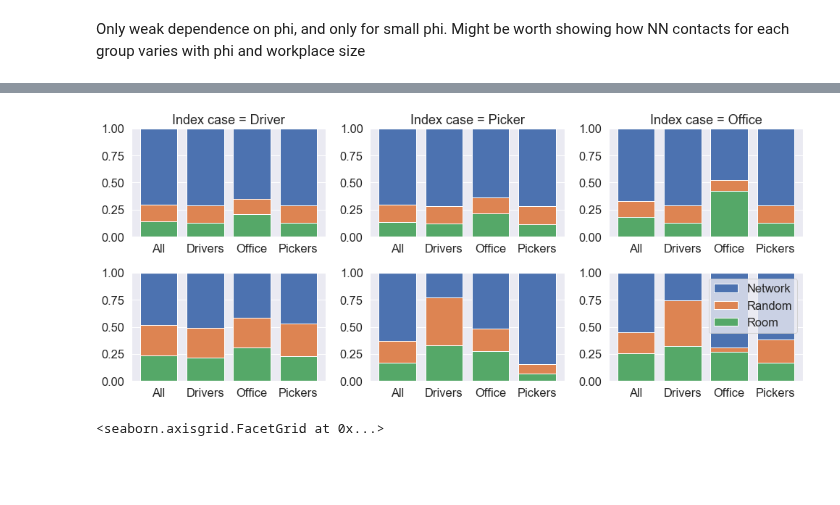
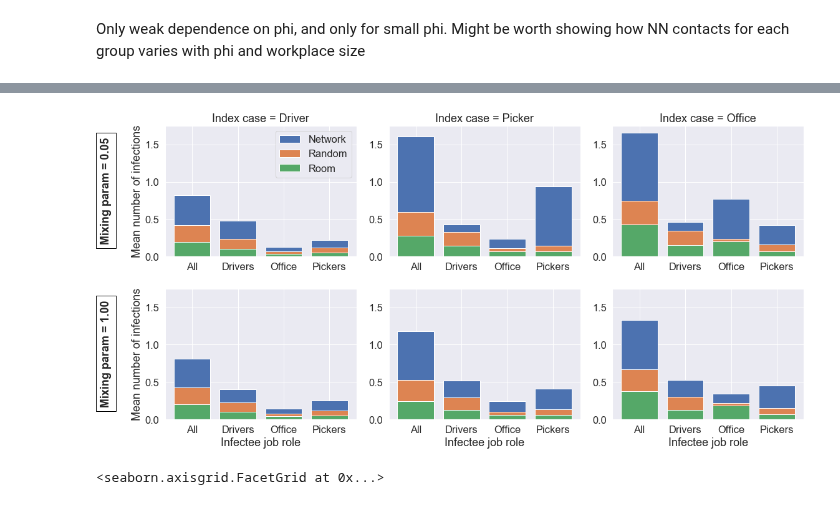
Before and after one commit to CarlWhitfield/Workplace_delivery_transmission, a Jupyter notebook: Network_workplace_model/Latest_results/plot_param_sweeps.ipynb, the cells around one changed output, grey strips where cells are left out. Drawn from its saved outputs; the diff is of its cells as text; code cells hidden in the pictures; blank space fills up the shorter version.

```diff
--- a/Network_workplace_model/Latest_results/plot_param_sweeps.ipynb
+++ b/Network_workplace_model/Latest_results/plot_param_sweeps.ipynb
@@ -16,0 +14,7 @@ df['NRecovered'] = df['FracRecovered']*df['NStaff']
+# %%
+df = pd.read_csv('param_sweep.csv')
+df['NRecovered'] = df['FracRecovered']*df['NStaff']
+df['outbreak'] = (df['NRecovered'] > 4)
+dfall = df[df['Group'] == 'All']
+dfphi =  dfall.loc[lambda df: ((df['phi'] == 0.05) | (df['phi'] == 0.25) | (df['phi'] == 1.0))]
+dfphi['Ninfected'] = (dfphi.loc[:,'FracRecovered']*dfphi.loc[:,'NStaff'] - 1)
@@ -93,15 +61,13 @@ Contour plot of mean outbreak size
 # %%
-dfphi =  dfall.loc[lambda df: ((df['phi'] == 0.05) | (df['phi'] == 0.25) | (df['phi'] == 1.0))]
-dfphi['Ninfected'] = (dfphi.loc[:,'FracRecovered']*dfphi.loc[:,'NStaff'] - 1)
-
-sp = sns.catplot(x='tD',y='Ninfected', hue='phi',col='InfInit',data=dfphi,kind='point')
+sp = sns.catplot(x='tD',y='Ninfected', hue='phi',col='InfInit',data=dfphi,kind='point',legend=False)
 sp.set(ylim=(0,3),xlabel='Driver contact rate')
 axes = sp.axes.flatten()
 axes[0].set_ylabel('No. of secondary cases')
 lab = ['a','b','c']
 for i in range(3):
     axes[i].set_title('(%s) Index Case = %s'%(lab[i],job[i]))
-sp._legend.set_title('Mixing Param')
 sp.set_xticklabels(rotation=90)
+plt.legend(loc='lower right',title='Mixing param')
+plt.tight_layout()
 sp.savefig('Secondary_infections.png')
 # %% [output]
@@ -176,23 +128,36 @@ for (n, g) in enumerate(jobtypes):
 # %%
-fig,ax = plt.subplots(2,3,figsize=(14,6))
+fig,ax = plt.subplots(2,3,figsize=(16,8))
 for k in np.arange(3):
-    ax[0,k].bar(jobtypes, netinfs[:,len(TD)-1,len(Phi)-1,k] + \
-                          continfs[:,len(TD)-1,len(Phi)-1,k] + \
-                          roominfs[:,len(TD)-1,len(Phi)-1,k],label='Network')
-    ax[0,k].bar(jobtypes, continfs[:,len(TD)-1,len(Phi)-1,k] + \
-                          roominfs[:,len(TD)-1,len(Phi)-1,k],label='Random')
-    ax[0,k].bar(jobtypes, roominfs[:,len(TD)-1,len(Phi)-1,k],label='Room')
-    ax[1,k].bar(jobtypes, netinfs[:,2,0,k] + continfs[:,2,0,k] + \
+    ax[1,k].bar(jobtypes, netinfs[:,2,len(Phi)-1,k] + \
+                          continfs[:,2,len(Phi)-1,k] + \
+                          roominfs[:,2,len(Phi)-1,k],label='Network')
+    ax[1,k].bar(jobtypes, continfs[:,2,len(Phi)-1,k] + \
+                          roominfs[:,2,len(Phi)-1,k],label='Random')
+    ax[1,k].bar(jobtypes, roominfs[:,2,len(Phi)-1,k],label='Room')
+
+    ax[0,k].bar(jobtypes, netinfs[:,2,0,k] + continfs[:,2,0,k] + \
                           roominfs[:,2,0,k],label='Network')
-    ax[1,k].bar(jobtypes, continfs[:,2,0,k] + roominfs[:,2,0,k],label='Random')
-    ax[1,k].bar(jobtypes, roominfs[:,2,0,k],label='Room')
-    ax[0,k].set_ylim((0,1))
+    ax[0,k].bar(jobtypes, continfs[:,2,0,k] + roominfs[:,2,0,k],label='Random')
+    ax[0,k].bar(jobtypes, roominfs[:,2,0,k],label='Room')
+
     ax[0,k].set_title('Index case = %s'%job[k])
-    ax[1,k].set_ylim((0,1))
-ax[1,2].legend()
+    ax[0,k].set_ylim((0,1.75))
+    ax[1,k].set_ylim((0,1.75))
+    ax[1,k].set_xlabel('Infectee job role')
+ax[0,0].text(-2.0, 0.2, 'Mixing param = %.2f'%Phi[0], rotation='vertical',fontweight='bold',\
+            bbox={'facecolor': 'white', 'alpha': 1.0, 'pad': 7.0, 'linestyle': '-',\
+                  'edgecolor': 'black'})
+ax[1,0].text(-2.0, 0.2, 'Mixing param = %.2f'%Phi[len(Phi)-1], rotation='vertical',fontweight='bold',
+             bbox={'facecolor': 'white', 'alpha': 1.0, 'pad': 7.0, 'linestyle': '-',\
+                   'edgecolor': 'black'})
+ax[0,0].set_ylabel('Mean number of infections')
+ax[1,0].set_ylabel('Mean number of infections')
+ax[0,0].legend()
 fig.tight_layout()
+fig.savefig('infection_routes.png')
+####need to extract for tD = 0.25, like the rest
 # %% [output]
-[figure, old version]
+[figure, new version]
 # %%
 extreme_cases_df = df.loc[lambda df: (df['Group']=='All') & (df['FracRecovered']>10/df['NStaff'])]
 #plt.hist(extreme_cases_df['FracRecovered'],bins=20)
```
Also changed, not shown: parts of 13 cells of this notebook, 11 other files.
